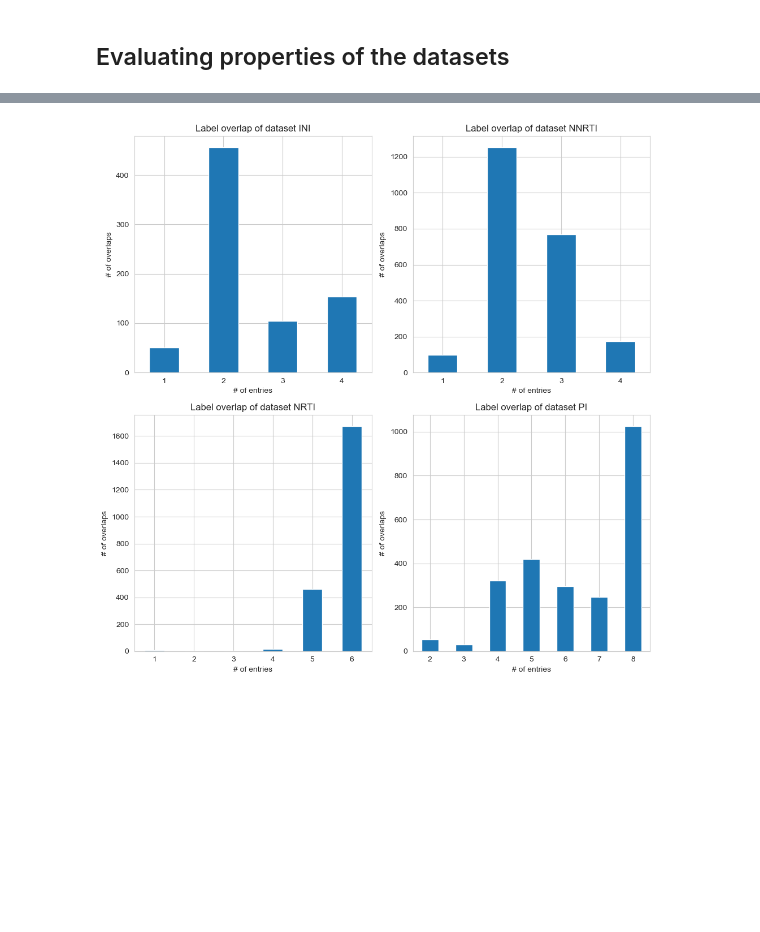
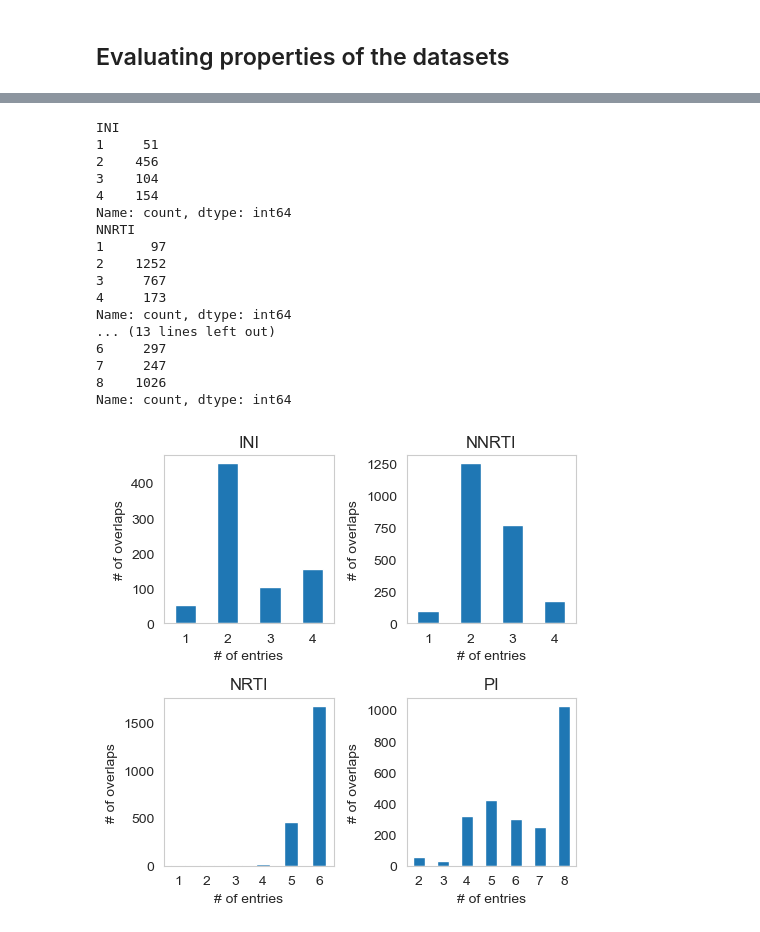
Before and after one commit to FloAvis/Masterthesis_TabPFN_HIV, a Jupyter notebook: Preliminary_data_analysis.ipynb, the cells around one changed output, grey strips where cells are left out. Drawn from its saved outputs; the diff is of its cells as text; code cells hidden in the pictures; blank space fills up the shorter version.

```diff
--- a/Preliminary_data_analysis.ipynb
+++ b/Preliminary_data_analysis.ipynb
@@ -97,29 +106,51 @@ plt.savefig("./figures/target_properties/class_imbalance.png")
 # %%
 #checking the overlap of labels:
 
-fig, axs = plt.subplots(2, 2, figsize=(10, 10), layout="tight")
+fig, axs = plt.subplots(2, 2, figsize=(5, 5), layout="tight")
 
 axs = axs.flatten()
 
 for i, file in enumerate(files):
 
     _, Y, drugs = data_preprocessing.hq_hiv_loader(file, drop_na=False)
 
     labels = Y.loc[:,drugs]
 
     label_overlap = labels.count(axis=1).value_counts().sort_index()
 
+    print(file.split("/")[-1].strip("_DataSet.txt"))
+    print(label_overlap)
+
     ax = axs[i]
 
+    #ax.grid(False)
     label_overlap.plot(kind="bar", ax=ax)
-
+    #ax.bar_label(rects)
     ax.tick_params("x", rotation=0)
-    ax.set_title('Label overlap of dataset ' + file.split("/")[-1].strip("_DataSet.txt"))
+    ax.set_title(file.split("/")[-1].strip("_DataSet.txt"))
     ax.set_xlabel("# of entries")
     ax.set_ylabel("# of overlaps")
+    ax.grid(False)
 
-plt.savefig("./figures/target_properties/label_overlap.png")
+plt.savefig("./figures/01_target_properties/label_overlap_new.png")
 # %% [output]
+INI
+1     51
+2    456
+3    104
+4    154
+Name: count, dtype: int64
+NNRTI
+1      97
+2    1252
+3     767
+4     173
+Name: count, dtype: int64
+... (13 lines left out)
+6     297
+7     247
+8    1026
+Name: count, dtype: int64
-[figure, old version]
+[figure, new version]
 # %%
 
```
Also changed, not shown: parts of 4 cells of this notebook, 4 other files.
